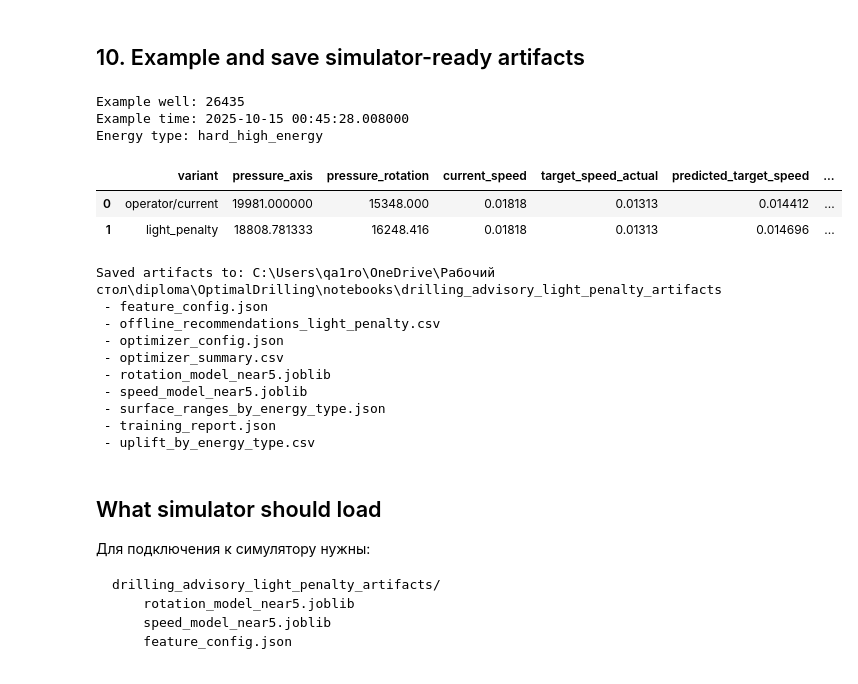
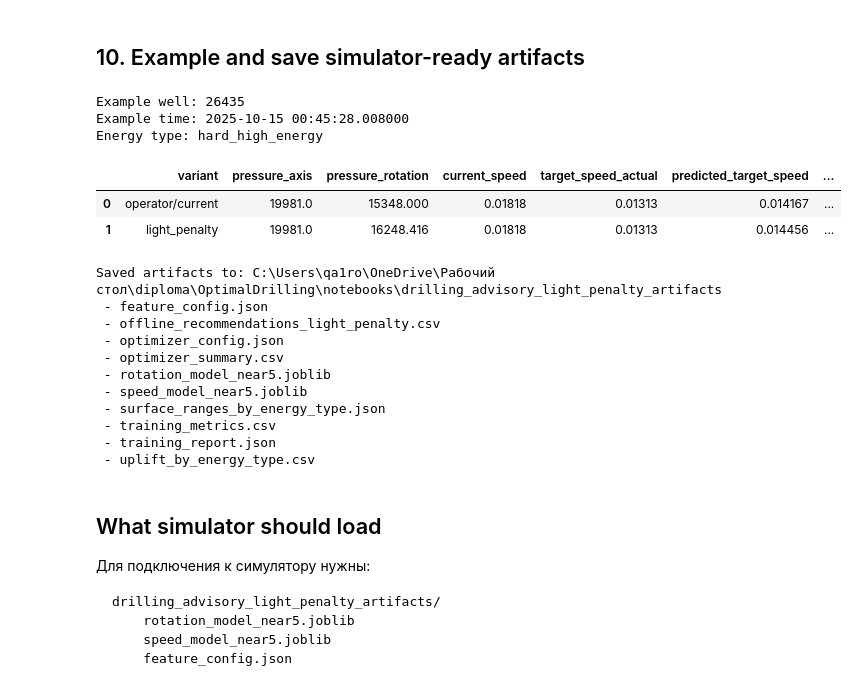
Before and after one commit to qa1roO/OptimalDrilling, a Jupyter notebook: notebooks/train_drilling_advisory_lp.ipynb, the cells around one changed output. Drawn from its saved outputs; the diff is of its cells as text; code cells hidden in the pictures.

```diff
--- a/notebooks/train_drilling_advisory_lp.ipynb
+++ b/notebooks/train_drilling_advisory_lp.ipynb
@@ -449,13 +486,9 @@ def recompute_candidate_features(grid):
     grid = grid.copy()
     grid["total_pressure"] = grid["pressure_axis"] + grid["pressure_rotation"]
     grid["pressure_balance"] = grid["pressure_axis"] / (grid["total_pressure"] + EPS)
-    grid["axis_over_rot_pressure"] = grid["pressure_axis"] / (grid["pressure_rotation"] + EPS)
-    grid["rot_pressure_over_axis"] = grid["pressure_rotation"] / (grid["pressure_axis"] + EPS)
     grid["rotation_efficiency"] = grid["rotation"] / (grid["pressure_rotation"] + EPS)
     grid["axis_x_rotation"] = grid["pressure_axis"] * grid["rotation"]
-    grid["rot_pressure_x_rotation"] = grid["pressure_rotation"] * grid["rotation"]
     grid["energy_input_proxy"] = grid["pressure_axis"] + grid["pressure_rotation"] * grid["rotation"]
-    grid["log_energy_input_proxy"] = np.log1p(grid["energy_input_proxy"])
     return grid
 
 
@@ -500,10 +533,8 @@ def build_candidate_grid(row, grid_size=GRID_SIZE, max_delta_frac=MAX_DELTA_FRAC
     grid = pd.DataFrame({"pressure_axis": PA.ravel(), "pressure_rotation": PR.ravel()})
 
     recomputed = {
-        "pressure_axis", "pressure_rotation", "total_pressure", "pressure_balance",
-        "axis_over_rot_pressure", "rot_pressure_over_axis", "rotation_efficiency",
-        "axis_x_rotation", "rot_pressure_x_rotation", "energy_input_proxy",
-        "log_energy_input_proxy",
+        "pressure_axis", "pressure_rotation", "pressure_balance",
+        "rotation_efficiency", "axis_x_rotation", "energy_input_proxy",
     }
 
     for col in base_numeric_features:
@@ -721,8 +752,8 @@ print("Example time:", example_row["processing_time"])
 print("Energy type:", example_row["rock_energy_type_final"])
 display(example_summary)
 
-ARTIFACT_DIR = Path("drilling_advisory_light_penalty_artifacts")
-ARTIFACT_DIR.mkdir(exist_ok=True)
+ARTIFACT_DIR.mkdir(parents=True, exist_ok=True)
+REPORT_DIR.mkdir(parents=True, exist_ok=True)
 
 joblib.dump(rotation_model, ARTIFACT_DIR / "rotation_model_near5.joblib")
 joblib.dump(speed_model, ARTIFACT_DIR / "speed_model_near5.joblib")
@@ -731,15 +762,20 @@ with open(ARTIFACT_DIR / "surface_ranges_by_energy_type.json", "w", encoding="ut
     json.dump(surface_ranges, f, ensure_ascii=False, indent=2)
 
 feature_config = {
-    "data_path": DATA_PATH,
+    "data_path": str(DATA_PATH),
     "rock_energy_segmentation_expected_method": "energy_type_segment_quantile_log_pseudo_mse_only",
-    "target_horizon": TARGET_HORIZON,
+    "target_horizon": int(TARGET_HORIZON),
     "target_rotation": target_rotation,
     "target_speed": target_speed,
+    "numeric_features": base_numeric_features,
     "base_numeric_features": base_numeric_features,
     "categorical_features": categorical_features,
+    "rotation_features": base_numeric_features + categorical_features,
+    "speed_features": speed_numeric_features + categorical_features,
     "speed_numeric_features": speed_numeric_features,
     "speed_extra_features": speed_extra_features,
+    "removed_pruned_features": PRUNED_FEATURES_REMOVED,
+    "feature_pruning_mode": "aggressive_correlation_and_low_importance_pruning",
     "energy_type_column": "rock_energy_type_final",
     "required_live_columns": [
         "processing_time", "well_id", "pressure_axis", "pressure_rotation",
@@ -752,11 +788,11 @@ with open(ARTIFACT_DIR / "feature_config.json", "w", encoding="utf-8") as f:
 
 optimizer_config = {
     "optimizer_mode": FINAL_OPTIMIZER_MODE,
-    "grid_size_default": GRID_SIZE,
-    "max_delta_frac_default": MAX_DELTA_FRAC,
-    "change_penalty_weight": CHANGE_PENALTY_WEIGHT,
-    "boundary_penalty_weight": BOUNDARY_PENALTY_WEIGHT,
-    "boundary_start": BOUNDARY_START,
+    "grid_size_default": int(GRID_SIZE),
+    "max_delta_frac_default": float(MAX_DELTA_FRAC),
+    "change_penalty_weight": float(CHANGE_PENALTY_WEIGHT),
+    "boundary_penalty_weight": float(BOUNDARY_PENALTY_WEIGHT),
+    "boundary_start": float(BOUNDARY_START),
     "score_formula": "pred_target_speed - change_penalty - boundary_penalty",
     "use_local_reachable_bounds": True,
     "use_energy_type_quantile_bounds": True,
@@ -764,35 +800,50 @@ optimizer_config = {
 
 with open(ARTIFACT_DIR / "optimizer_config.json", "w", encoding="utf-8") as f:
     json.dump(optimizer_config, f, ensure_ascii=False, indent=2)
 
 training_report = {
+    "model_type": "LightGBM LGBMRegressor",
     "rock_energy_segmentation_expected_method": "energy_type_segment_quantile_log_pseudo_mse_only",
     "rotation_model_near5": rotation_metrics,
     "speed_model_oracle_rotation_near5": speed_metrics_oracle,
     "speed_model_chained_near5": speed_metrics_chained,
     "baseline_compare": baseline_compare.to_dict(orient="records"),
     "optimizer_summary": optimizer_summary.to_dict(orient="records"),
     "uplift_by_energy_type": by_energy.to_dict(orient="records"),
     "final_optimizer_mode": FINAL_OPTIMIZER_MODE,
+    "feature_pruning_mode": "aggressive_correlation_and_low_importance_pruning",
+    "removed_pruned_features": PRUNED_FEATURES_REMOVED,
 }
 
 with open(ARTIFACT_DIR / "training_report.json", "w", encoding="utf-8") as f:
     json.dump(training_report, f, ensure_ascii=False, indent=2)
 
 rec_df.to_csv(ARTIFACT_DIR / "offline_recommendations_light_penalty.csv", index=False)
 optimizer_summary.to_csv(ARTIFACT_DIR / "optimizer_summary.csv", index=False)
 by_energy.to_csv(ARTIFACT_DIR / "uplift_by_energy_type.csv", index=False)
 
+metrics_summary = pd.DataFrame([
+    {"model": "rotation_model_near5", **rotation_metrics},
+    {"model": "speed_model_oracle_rotation_near5", **speed_metrics_oracle},
+    {"model": "speed_model_chained_near5", **speed_metrics_chained},
+])
+metrics_summary.to_csv(ARTIFACT_DIR / "training_metrics.csv", index=False)
+
+rec_df.to_csv(REPORT_DIR / "offline_recommendations_light_penalty.csv", index=False)
+optimizer_summary.to_csv(REPORT_DIR / "optimizer_summary.csv", index=False)
+by_energy.to_csv(REPORT_DIR / "uplift_by_energy_type.csv", index=False)
+metrics_summary.to_csv(REPORT_DIR / "training_metrics.csv", index=False)
+
 print("Saved artifacts to:", ARTIFACT_DIR.resolve())
 for p in sorted(ARTIFACT_DIR.iterdir()):
     print(" -", p.name)
 # %% [output]
 Example well: 26435
 Example time: 2025-10-15 00:45:28.008000
 Energy type: hard_high_energy
 |  | variant | pressure_axis | pressure_rotation | current_speed | target_speed_actual | predicted_target_speed | ... |
-| 0 | operator/current | 19981.000000 | 15348.000 | 0.01818 | 0.01313 | 0.014412 | ... |
-| 1 | light_penalty | 18808.781333 | 16248.416 | 0.01818 | 0.01313 | 0.014696 | ... |
+| 0 | operator/current | 19981.0 | 15348.000 | 0.01818 | 0.01313 | 0.014167 | ... |
+| 1 | light_penalty | 19981.0 | 16248.416 | 0.01818 | 0.01313 | 0.014456 | ... |
 Saved artifacts to: C:\Users\qa1ro\OneDrive\Рабочий стол\diploma\OptimalDrilling\notebooks\drilling_advisory_light_penalty_artifacts
  - feature_config.json
  - offline_recommendations_light_penalty.csv
@@ -801,6 +852,7 @@ Saved artifacts to: C:\Users\qa1ro\OneDrive\Рабочий стол\diploma\Opti
  - rotation_model_near5.joblib
  - speed_model_near5.joblib
  - surface_ranges_by_energy_type.json
+ - training_metrics.csv
  - training_report.json
  - uplift_by_energy_type.csv
 # %% [markdown]
```
Also changed, not shown: parts of 13 cells of this notebook, 22 other files.
